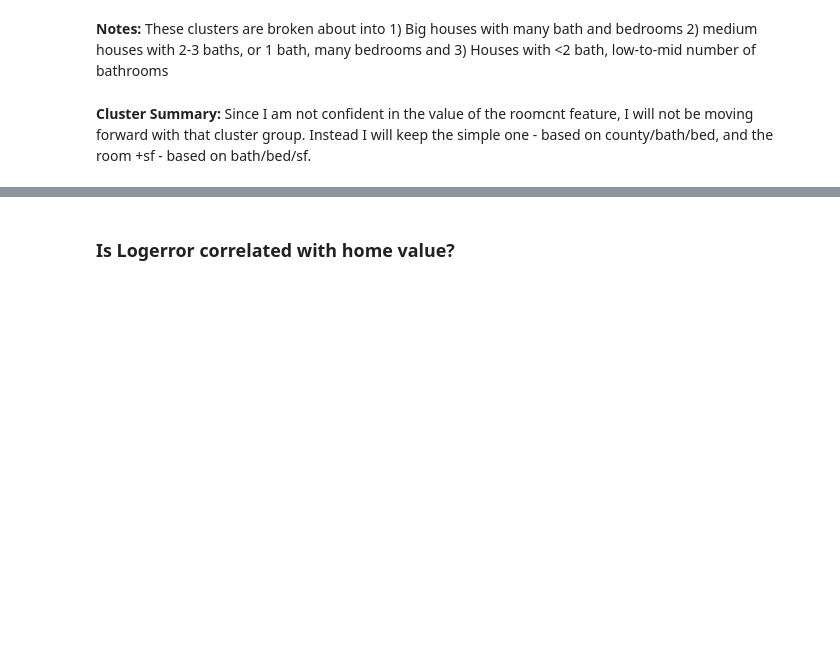
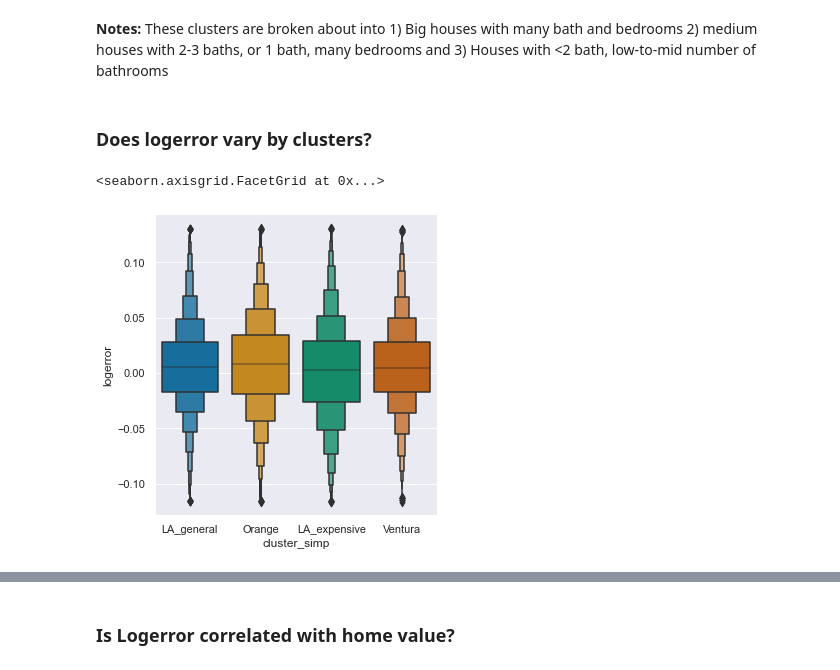
Before and after one commit to Cayt-Schlichting/zillow-clustering-project, a Jupyter notebook: Final_Report.ipynb, the cells around one changed output, grey strips where cells are left out. Saved outputs shown, nothing was run; the diff lists cells and outputs as text; code cells hidden in the pictures; blank space fills up the shorter version.

```diff
--- a/Final_Report.ipynb
+++ b/Final_Report.ipynb
@@ -235,5 +235,11 @@ ax.view_init(20,190) #good viewing angle
 # %%
 #rename those groups:
 tr.cluster_roomSF = tr.cluster_roomSF.map({0:'<2 baths',1:'Mid SF, mid baths',2:'High SF, many rooms'})
-# %% [markdown]
-**Cluster Summary:** Since I am not confident in the value of the roomcnt feature, I will not be moving forward with that cluster group.  Instead I will keep the simple one - based on county/bath/bed, and the room +sf - based on bath/bed/sf.
+# %% [markdown]
+### Does logerror vary by clusters?
+# %%
+#
+sns.catplot(data=tr,x='cluster_simp',y='logerror',kind='boxen')
+# %% [output]
+<seaborn.axisgrid.FacetGrid at 0x...>
+[figure, added]
```
Also changed, not shown: parts of 31 cells of this notebook, 3 other files.
